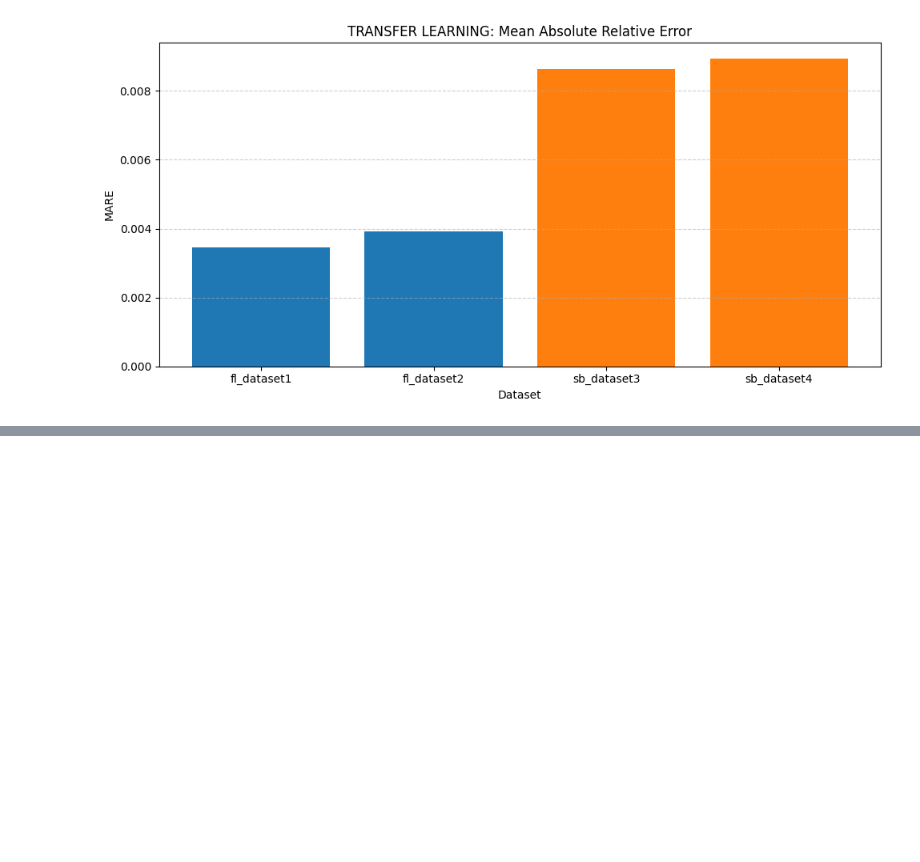
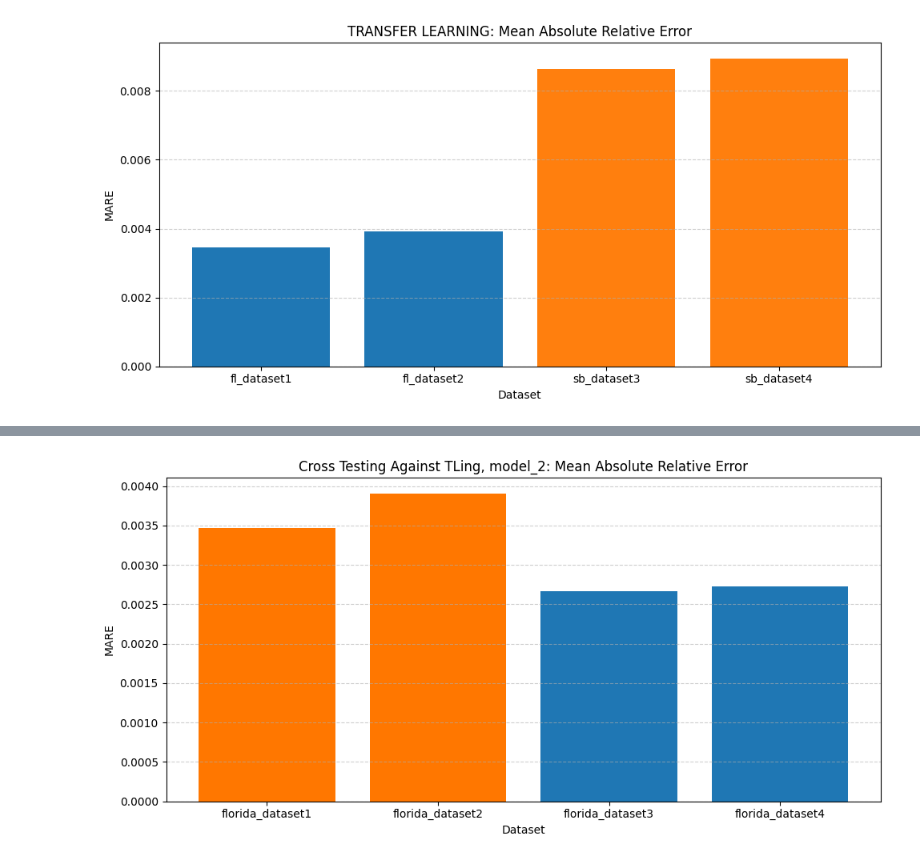
Before and after one commit to rzv09/smores_proj, a Jupyter notebook: src/plotting_bars.ipynb, the cells around one changed output, grey strips where cells are left out. Saved outputs shown, nothing was run; the diff lists cells and outputs as text; code cells hidden in the pictures; blank space fills up the shorter version.

```diff
--- a/src/plotting_bars.ipynb
+++ b/src/plotting_bars.ipynb
@@ -25,0 +51,4 @@ plot(TL_filepath, 'TRANSFER')
+# %%
+plot(CT_filepath, TL_filepath, 'Cross Testing Against TLing', 'model_2')
+# %% [output]
+[figure, added]
```
Also changed, not shown: parts of 10 cells of this notebook, 9 other files.
